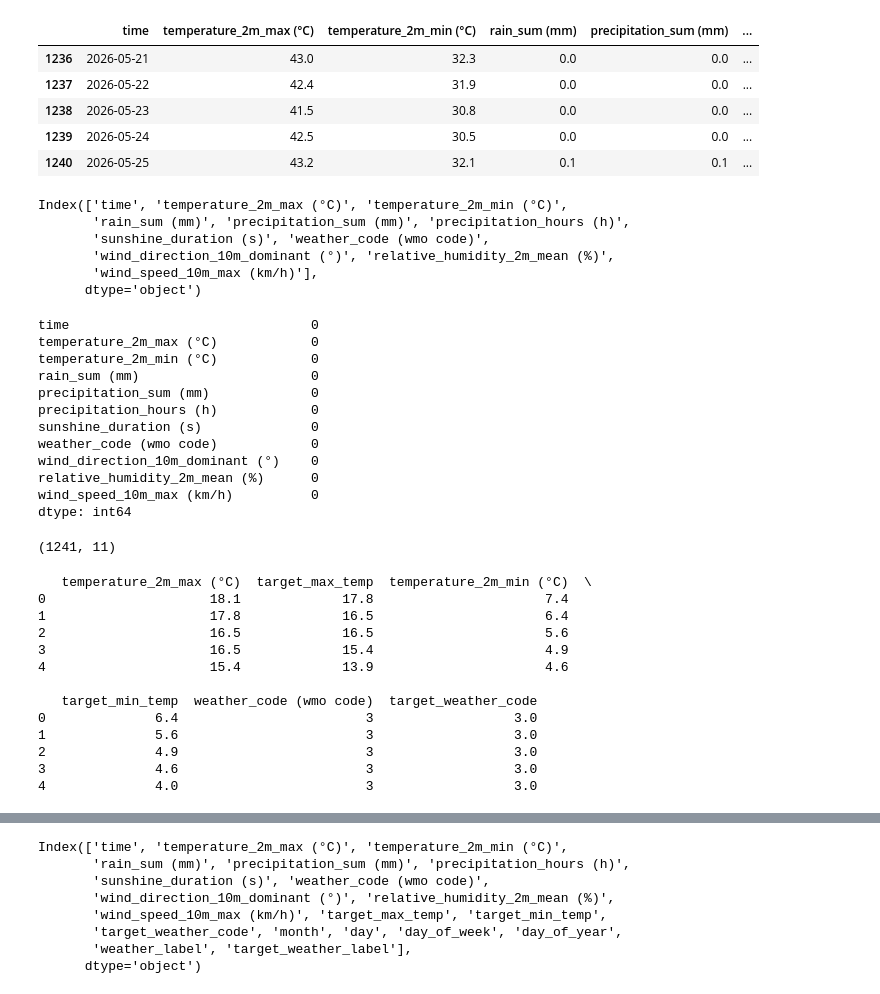
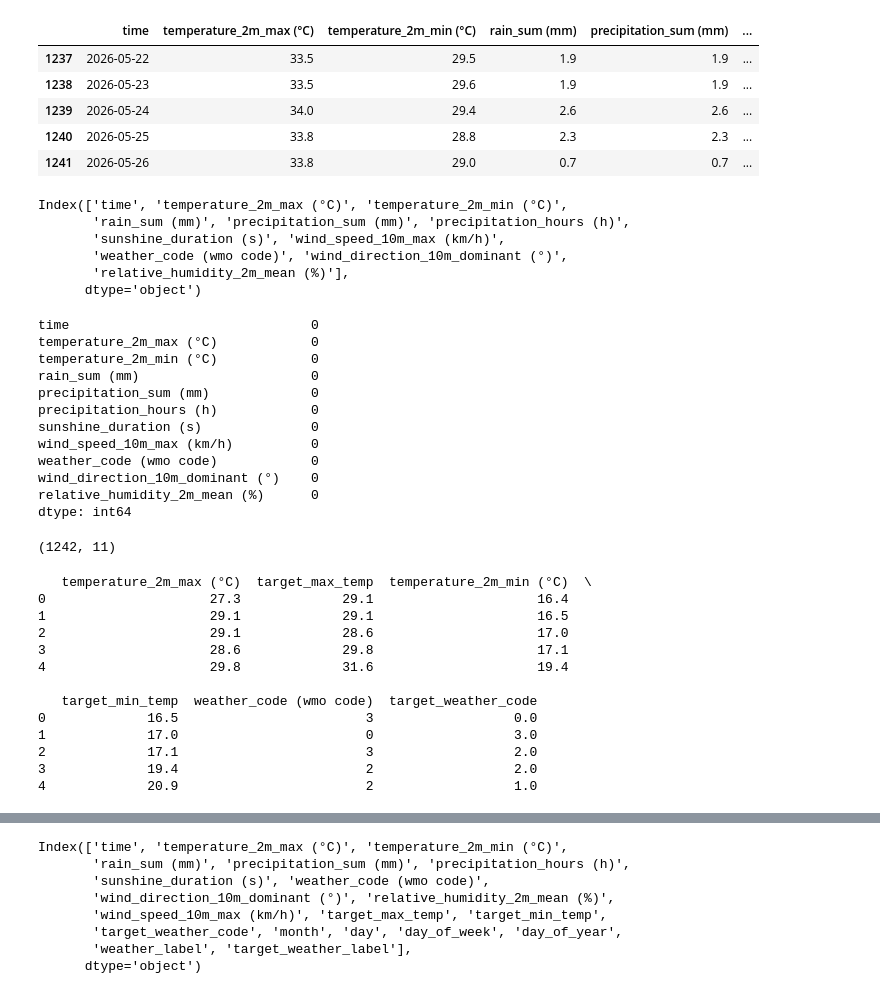
Before and after one commit to lollyxsrinand/weather-forecast, a Jupyter notebook: temp.ipynb, the cells around one changed output, grey strips where cells are left out. Drawn from its saved outputs; the diff is of its cells as text; code cells hidden in the pictures.

```diff
--- a/temp.ipynb
+++ b/temp.ipynb
@@ -1,23 +1,23 @@
 # %%
 import pandas as pd
-df = pd.read_csv('./delhi.csv')
+df = pd.read_csv('./backend/mumbai.csv')
 df.head()
 df.tail()
 # %% [output]
 |  | time | temperature_2m_max (°C) | temperature_2m_min (°C) | rain_sum (mm) | precipitation_sum (mm) | ... |
-| 1236 | 2026-05-21 | 43.0 | 32.3 | 0.0 | 0.0 | ... |
-| 1237 | 2026-05-22 | 42.4 | 31.9 | 0.0 | 0.0 | ... |
-| 1238 | 2026-05-23 | 41.5 | 30.8 | 0.0 | 0.0 | ... |
-| 1239 | 2026-05-24 | 42.5 | 30.5 | 0.0 | 0.0 | ... |
-| 1240 | 2026-05-25 | 43.2 | 32.1 | 0.1 | 0.1 | ... |
+| 1237 | 2026-05-22 | 33.5 | 29.5 | 1.9 | 1.9 | ... |
+| 1238 | 2026-05-23 | 33.5 | 29.6 | 1.9 | 1.9 | ... |
+| 1239 | 2026-05-24 | 34.0 | 29.4 | 2.6 | 2.6 | ... |
+| 1240 | 2026-05-25 | 33.8 | 28.8 | 2.3 | 2.3 | ... |
+| 1241 | 2026-05-26 | 33.8 | 29.0 | 0.7 | 0.7 | ... |
 # %%
 df.columns
 # %% [output]
 Index(['time', 'temperature_2m_max (°C)', 'temperature_2m_min (°C)',
        'rain_sum (mm)', 'precipitation_sum (mm)', 'precipitation_hours (h)',
-       'sunshine_duration (s)', 'weather_code (wmo code)',
-       'wind_direction_10m_dominant (°)', 'relative_humidity_2m_mean (%)',
-       'wind_speed_10m_max (km/h)'],
+       'sunshine_duration (s)', 'wind_speed_10m_max (km/h)',
+       'weather_code (wmo code)', 'wind_direction_10m_dominant (°)',
+       'relative_humidity_2m_mean (%)'],
       dtype='object')
 # %%
 df.isnull().sum()
@@ -29,15 +29,15 @@ rain_sum (mm)                      0
 precipitation_sum (mm)             0
 precipitation_hours (h)            0
 sunshine_duration (s)              0
+wind_speed_10m_max (km/h)          0
 weather_code (wmo code)            0
 wind_direction_10m_dominant (°)    0
 relative_humidity_2m_mean (%)      0
-wind_speed_10m_max (km/h)          0
 dtype: int64
 # %%
 df.shape
 # %% [output]
-(1241, 11)
+(1242, 11)
 # %%
 # targets for next day prediction
 
@@ -60,15 +60,15 @@ print(df[[
 ]].head())
 # %% [output]
    temperature_2m_max (°C)  target_max_temp  temperature_2m_min (°C)  \
-0                     18.1             17.8                      7.4
-1                     17.8             16.5                      6.4
-2                     16.5             16.5                      5.6
-3                     16.5             15.4                      4.9
-4                     15.4             13.9                      4.6
+0                     27.3             29.1                     16.4
+1                     29.1             29.1                     16.5
+2                     29.1             28.6                     17.0
+3                     28.6             29.8                     17.1
+4                     29.8             31.6                     19.4
 
    target_min_temp  weather_code (wmo code)  target_weather_code
-0              6.4                        3                  3.0
-1              5.6                        3                  3.0
-2              4.9                        3                  3.0
-3              4.6                        3                  3.0
-4              4.0                        3                  3.0
+0             16.5                        3                  0.0
+1             17.0                        0                  3.0
+2             17.1                        3                  2.0
+3             19.4                        2                  2.0
+4             20.9                        2                  1.0
```
Also changed, not shown: parts of 18 cells of this notebook, 4 other files.
